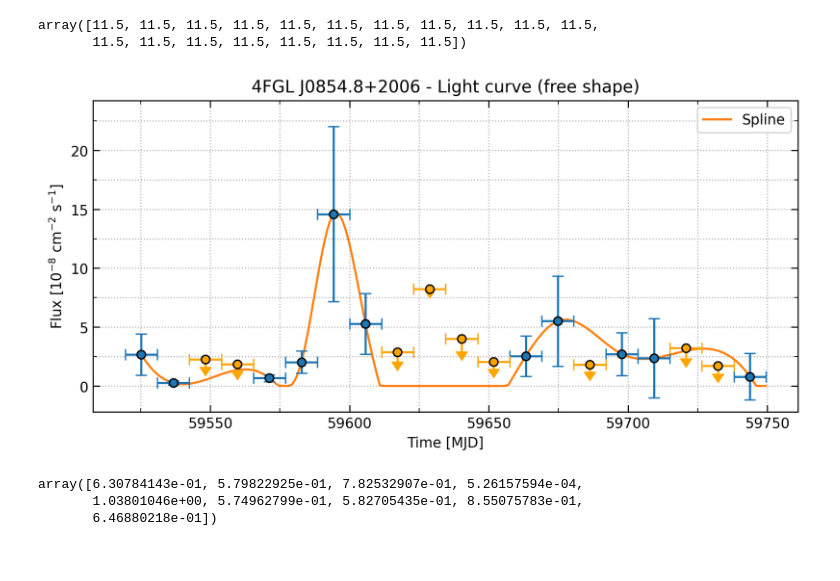
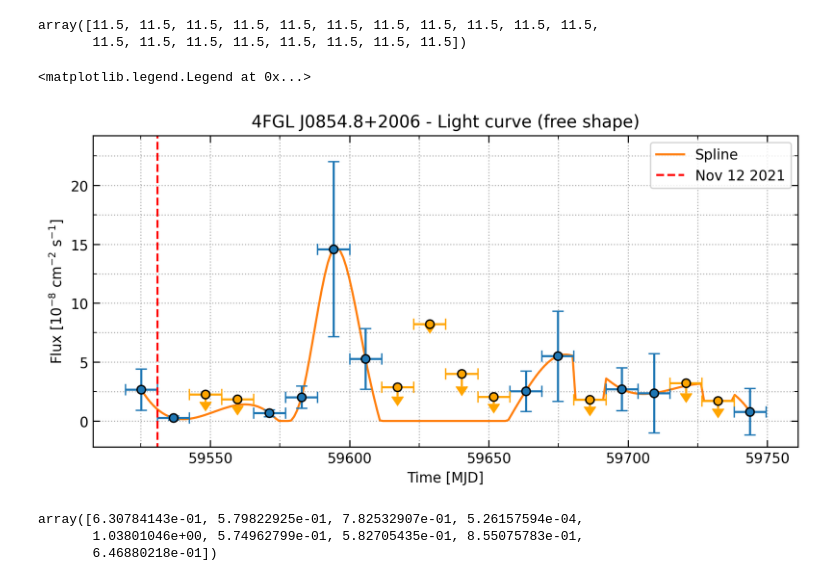
Before and after one commit to DarkWake9/Project-Fermi, a Jupyter notebook: 2311-02372-OJ287/segment_7.ipynb, the cells around one changed output. Drawn from its saved outputs; the diff is of its cells as text; code cells hidden in the pictures.

Commit message:
03072024 - 01.00 - (#3) UPDATE: SPLINE ALWAYS POSITIVE AND CLIPPED TO THE UPPER LIMITS WITHIN THEIR 1 SIGMA TIME BIN

```diff
--- a/2311-02372-OJ287/segment_7.ipynb
+++ b/2311-02372-OJ287/segment_7.ipynb
@@ -54,10 +54,7 @@ if len(tmean[lc['ts']>TSmin]) > 9:
     eflux_continuum_err = interpolate.splev(time_continuum, tck_eflux_error)
     # ax.plot(time_continuum,eflux_continuum,color="C1", label="Spline")
 
-    # Saving Spline
-    col_time = pyfits.Column(name="time [MJD]",array=time_continuum,format="D",unit="MJD")
-    col_eflux = pyfits.Column(name="eflux_continuum",array=eflux_continuum,format="D",unit="10^"+str(scale)+" MeV cm-2 s-1")
-    col_eflux_err = pyfits.Column(name="eflux_err_continuum",array=eflux_continuum_err,format="D",unit="10^"+str(scale)+" MeV cm-2 s-1")
+
 
 if len(lc['eflux'][lc['ts']>TSmin]) > 0:
     y0 = (lc['eflux'][lc['ts']>TSmin]).max()
@@ -102,7 +99,7 @@ if len(tmean[lc['ts']>TSmin]) > 2:
 
     # Saving Spline
 
-    time_continuum = np.linspace(np.min(tmean),np.max(lc['tmax_mjd']),10*len(lc['tmin_mjd']))
+    time_continuum = np.linspace(np.min(tmean),np.max(tmean[lc['ts']>TSmin]),10*len(lc['tmin_mjd']))
     tck_flux = interpolate.splrep(tmean[lc['ts']>TSmin], (10**-scale)*lc['flux'][lc['ts']>TSmin], k=3)
     tck_flux_error = interpolate.splrep(tmean[lc['ts']>TSmin], (10**-scale)*lc['flux_err'][lc['ts']>TSmin],k=3)
 
@@ -110,14 +107,28 @@ if len(tmean[lc['ts']>TSmin]) > 2:
     flux_continuum_err = interpolate.splev(time_continuum, tck_flux_error)
 
     # Constraining the spline within upper limits
+    ul_idx = np.argwhere(lc['ts']<=TSmin)
 
-    # ul = np.where(lc['ts']<=TSmin)
-    # x_ul = time_continuum[lc['ts']<=TSmin]
+    ul_timebin_l_wall = lc['tmin_mjd'][ul_idx]
+    ul_timebin_r_wall = lc['tmax_mjd'][ul_idx]
+    ul_timebin_center = tmean[ul_idx]
+    ul = lc['flux_ul95'][ul_idx]
+
+    # for each bin, clip the spline to the upper limit
+
+    for i in range(len(ul)):
+        for j in range(len(time_continuum)):
+            if time_continuum[j] >= ul_timebin_l_wall[i] and time_continuum[j] < ul_timebin_r_wall[i]:
+                if flux_continuum[j] > np.array((10 ** -scale ) * ul[i]):
+                    flux_continuum[j] = np.array((10 ** -scale ) * ul[i])
+                    pass
+
+
 
     # ul_func= interpolate.interp1d(tmean[lc['ts']<=TSmin], (10**-scale)*lc['flux_ul95'][ul], fill_value="extrapolate", kind='cubic')
 
+
     # Clip the spline to keep it above 0
-
     flux_continuum = np.clip(flux_continuum,0,None)
 
 
@@ -150,36 +161,37 @@ plt.errorbar(tmean[lc['ts']<=TSmin], (10**-scale)*lc['flux_ul95'][lc['ts']<=TSmi
 plt.ylabel(r'Flux [$10^{'+str(scale)+'}$ cm$^{-2}$ s$^{-1}$]')
 plt.xlabel('Time [MJD]')
 # plt.title(self.sourcename+' - Light curve (free shape)')
 
 
 if len(lc['flux'][lc['ts']>TSmin]) > 0:
     y0 = (lc['flux'][lc['ts']>TSmin]).max()
     y1 = (lc['flux'][lc['ts']>TSmin] + lc['flux_err'][lc['ts']>TSmin]).max()
     if y1 > 4*y0:
         y1 = 4*y0
 
     if len(lc['flux_ul95'][lc['ts']<=TSmin]) > 0:
         y2 = (lc['flux_ul95'][lc['ts']<=TSmin]).max()
         if y2 > y1:
             y1 = y2
 
 else:
     y1 = (lc['flux_ul95'][lc['ts']<=TSmin]).max()
 
 plt.title("4FGL J0854.8+2006 - Light curve (free shape)")
 
-# plt.vlines(59531, ymin,(10**-scale)*1.1*y1, color='red', linestyle='--', label='Nov 12 2021') # Segment 7
+plt.vlines(59531, ymin,(10**-scale)*1.1*y1, color='red', linestyle='--', label='Nov 12 2021') # Segment 7
 ymin = -(10**-scale)*0.1*y1
 plt.ylim(ymin,(10**-scale)*1.1*y1)
 plt.legend()
 
 # plt.savefig('./temp/Segment-7/Quickplot_LC_20_bins.pdf',bbox_inches='tight')
 # plt.savefig('./temp/Segment-6/Quickplot_LC_10_bins.pdf',bbox_inches='tight')
 # plt.savefig('./temp/Segment-4/Quickplot_LC_7_bins.pdf',bbox_inches='tight')
 # plt.savefig('./temp/Segment-3B/Quickplot_LC_8_bins.pdf',bbox_inches='tight')
-plt.savefig('./temp/Segment-8/Quickplot_LC_20_bins.pdf',bbox_inches='tight')
+# plt.savefig('./temp/Segment-8/Quickplot_LC_20_bins.pdf',bbox_inches='tight')
 # %% [output]
+<matplotlib.legend.Legend at 0x...>
-[figure, old version]
+[figure, new version]
 # %%
 lc['flux_err'][lc['ts']<=TSmin] * (10**-scale)
 # %% [output]
```
Also changed, not shown: 1 other file.
